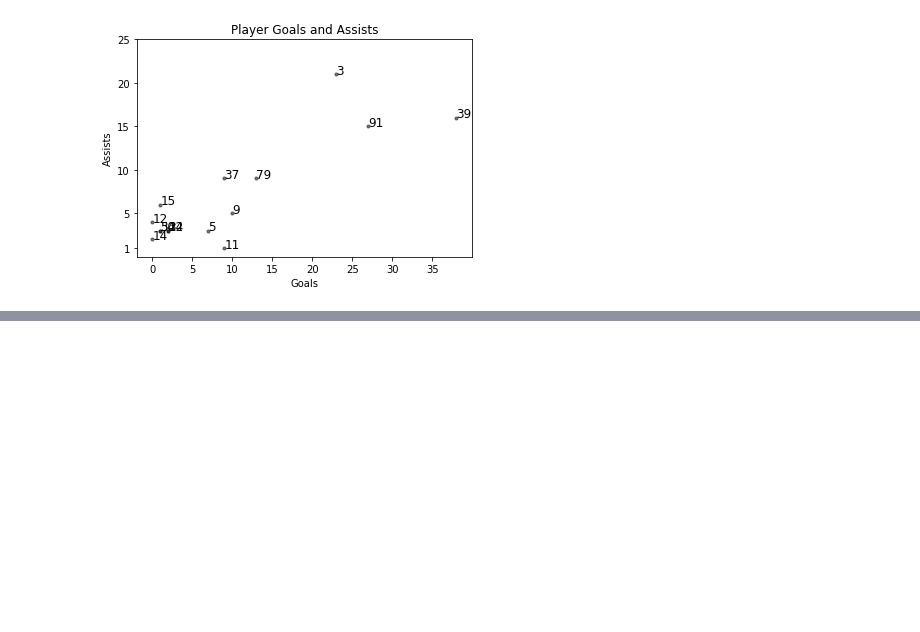
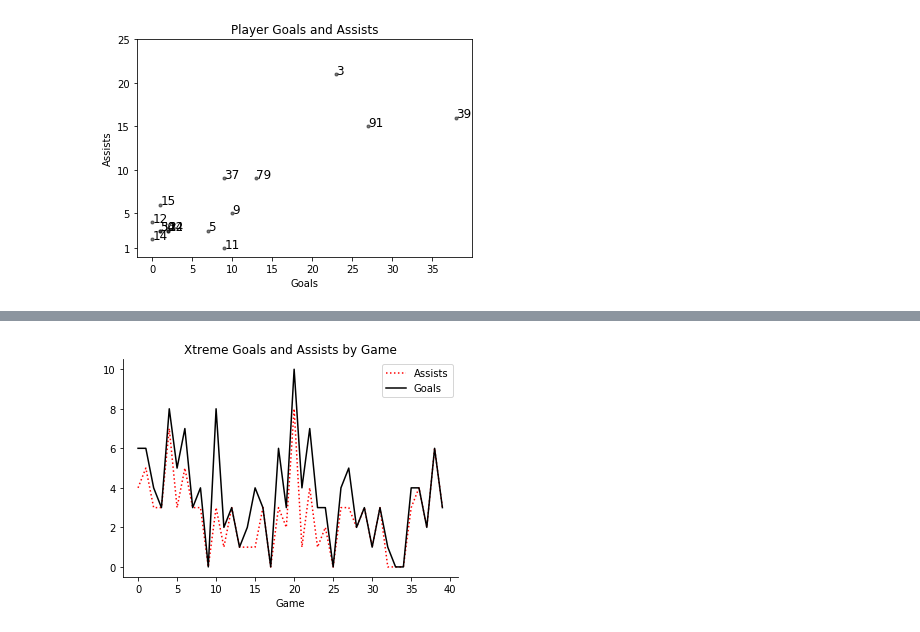
Before and after one commit to werntzp/hockey-stats, a Jupyter notebook: stats_charts.ipynb, the cells around one changed output, grey strips where cells are left out. Cells and saved outputs as stored; diff of their text form; code cells hidden in the pictures; blank space fills up the shorter version.

```diff
--- a/stats_charts.ipynb
+++ b/stats_charts.ipynb
@@ -937,0 +908,31 @@ px.scatter(dfx, x="goals", y="assists", animation_frame="week", animation_group=
+# %%
+# goals + assists per game
+
+# create empty  data set
+dfx = pd.DataFrame(columns=["game",	"goals",	"assists",])
+
+# total number of games
+num_games = df_games.shape[0]
+
+# loop through the shots data set, total up for each game and add to new one
+for g in range(1, num_games+1):
+  # total up shots
+  goals = df_goals_assists[(df_goals_assists.game == g)].goals.sum()
+  assists = df_goals_assists[(df_goals_assists.game == g)].assists.sum()
+  dfx = dfx.append({'game': '{0:.0f}'.format(g), 'goals': goals, 'assists': assists}, ignore_index=True)
+
+fig, ax = plt.subplots()
+
+# plot xtreme and opponents
+ax.plot(dfx["assists"], label="Assists", color="red", linestyle=":")
+ax.plot(dfx["goals"], label="Goals", color="black")
+
+ax.spines['right'].set_visible(False)
+ax.spines['top'].set_visible(False)
+ax.legend()
+
+ax.set(xlabel='Game', ylabel='')
+plt.title('Xtreme Goals and Assists by Game')
+plt.show()
+# %% [output]
+[figure, added]
```
Also changed, not shown: parts of 6 cells of this notebook.
